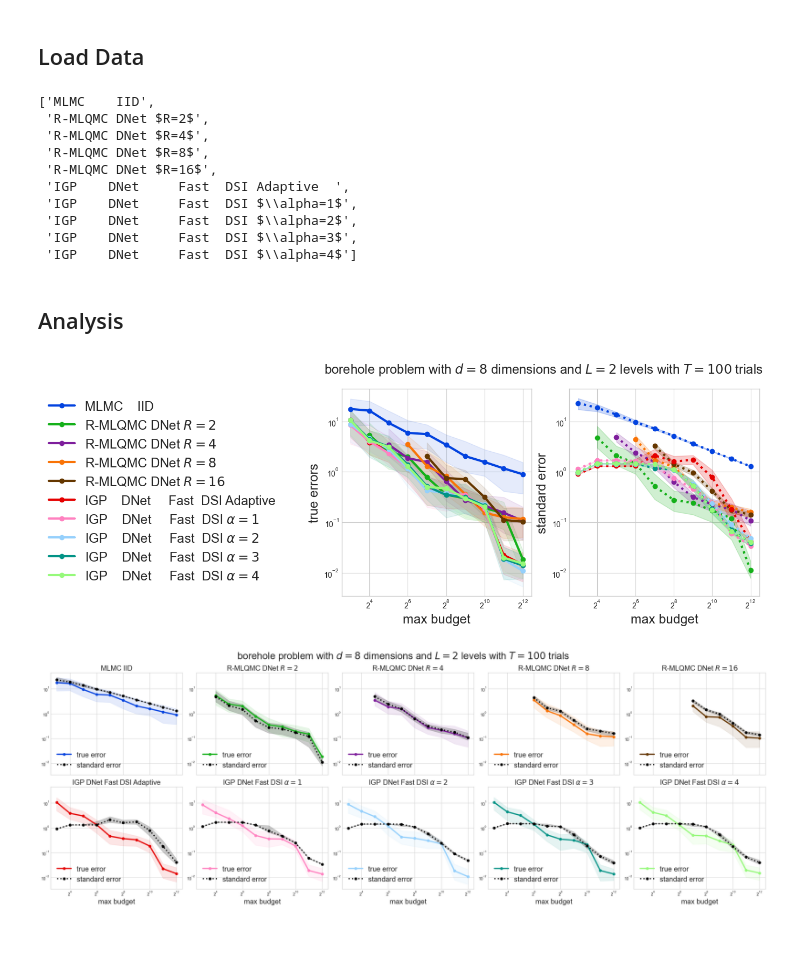
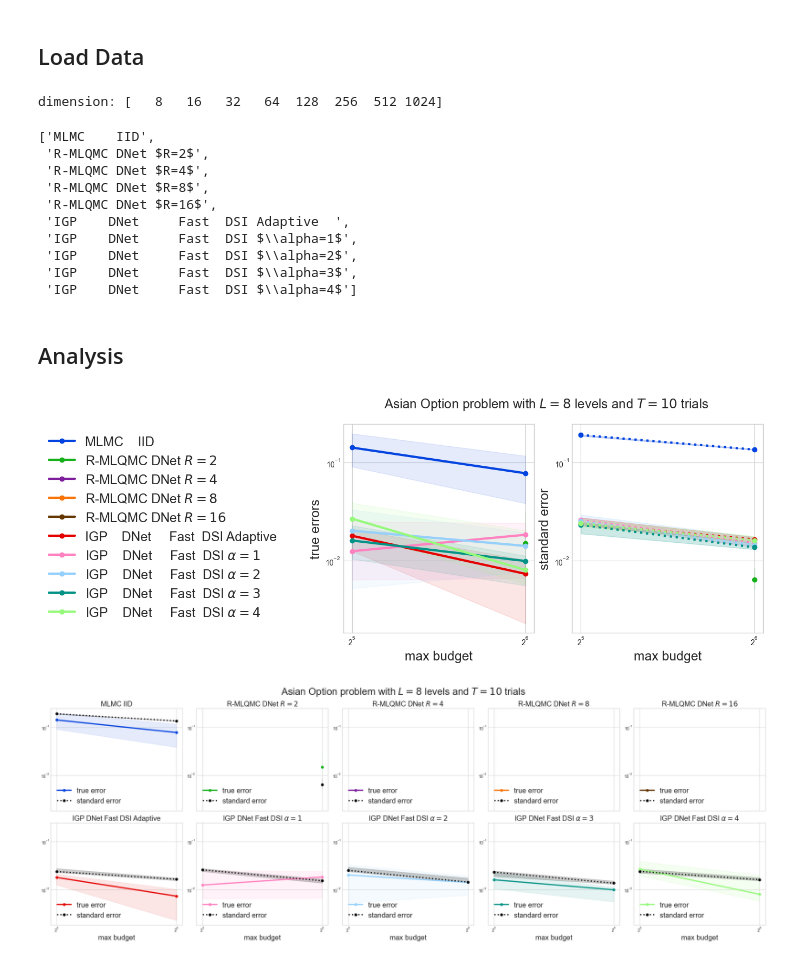
Before and after one commit to sandialabs/mlqmcpy, a Jupyter notebook: examples/budgeted_comparison/analysis.ipynb, the cells around one changed output. Saved outputs shown, nothing was run; the diff lists cells and outputs as text; code cells hidden in the pictures.

Commit message:
start financial option

```diff
--- a/examples/budgeted_comparison/analysis.ipynb
+++ b/examples/budgeted_comparison/analysis.ipynb
@@ -22,8 +22,9 @@ display(HTML("<style>pre { white-space: pre !important; }</style>"))
 # %% [markdown]
 ## Load Data
 # %%
+dataroot = "./budgeted_comparison_data/comp.Asian Option.NEW/"
 # dataroot = "./budgeted_comparison_data/comp.analytic.d2.levels4.BIG/"
-dataroot = "./budgeted_comparison_data/comp.borehole.d8.levels2.BIG/"
+# dataroot = "./budgeted_comparison_data/comp.borehole.d8.levels2.BIG/"
 # dataroot = "./budgeted_comparison_data/comp.elliptic.d8.levels4.BIG/"
 # dataroot = "./budgeted_comparison_data/comp.asian_option.d16.levels8.BIG/"
 costs = []
@@ -82,18 +83,20 @@ means = means[_keepers]
 std_errors = std_errors[_keepers]
 true_errors = true_errors[_keepers]
 samples_per_level = samples_per_level[_keepers]
+print("dimension: %s"%dimension)
 names
 # %% [output]
-['MLMC    IID',
- 'R-MLQMC DNet $R=2$',
- 'R-MLQMC DNet $R=4$',
- 'R-MLQMC DNet $R=8$',
- 'R-MLQMC DNet $R=16$',
- 'IGP    DNet     Fast  DSI Adaptive  ',
- 'IGP    DNet     Fast  DSI $\\alpha=1$',
- 'IGP    DNet     Fast  DSI $\\alpha=2$',
- 'IGP    DNet     Fast  DSI $\\alpha=3$',
- 'IGP    DNet     Fast  DSI $\\alpha=4$']
+dimension: [   8   16   32   64  128  256  512 1024]
+['MLMC    IID',
+ 'R-MLQMC DNet $R=2$',
+ 'R-MLQMC DNet $R=4$',
+ 'R-MLQMC DNet $R=8$',
+ 'R-MLQMC DNet $R=16$',
+ 'IGP    DNet     Fast  DSI Adaptive  ',
+ 'IGP    DNet     Fast  DSI $\\alpha=1$',
+ 'IGP    DNet     Fast  DSI $\\alpha=2$',
+ 'IGP    DNet     Fast  DSI $\\alpha=3$',
+ 'IGP    DNet     Fast  DSI $\\alpha=4$']
 # %% [markdown]
 ## Analysis
 # %%
@@ -112,37 +115,37 @@ ax[0].set_xscale("log",base=2)
 ax[0].set_ylabel("true errors",fontsize="xx-large")
 ax[1].set_ylabel("standard error",fontsize="xx-large")
 for j in range(2):
     ax[j].set_xlabel("max budget",fontsize="xx-large")
     ax[j].tick_params(labelleft=True)
-fig.suptitle(r"%s problem with $d = %d$ dimensions and $L = %d$ levels with $T=%d$ trials"%(problem_name,dimension,num_levels,trials),fontsize="xx-large");
+fig.suptitle(r"%s problem with $L = %d$ levels and $T=%d$ trials"%(problem_name,num_levels,trials),fontsize="xx-large");
 fig.savefig(dataroot+"convergence_by_error.pdf",transparent=True,bbox_inches="tight")
 ncols = 5
 nrows = int(np.ceil(len(names)/ncols))
 fig,ax = pyplot.subplots(nrows=nrows,ncols=ncols,figsize=(5*ncols,4.5*nrows),sharey=True,sharex=True)
 ax = np.atleast_1d(ax).reshape((nrows,ncols))
 for i,name in enumerate(names):
     ii0,ii1 = i//ncols,i%ncols
     for j,(error_metric,vals,linestyle,alpha,color) in enumerate(zip(["true error","standard error"],[true_errors[i],std_errors[i]],[None,'dotted'],[.1,.2],[COLORS[i],'k'])):
         q_low = np.nanquantile(vals,.25,axis=1)
         q_med = np.nanquantile(vals,.5,axis=1)
         q_high = np.nanquantile(vals,.75,axis=1)
         ax[ii0,ii1].plot(max_budgets,q_med,marker='o',linestyle=linestyle,label=error_metric,linewidth=LW,alpha=1,color=color)
         #ax[ii0,ii1].scatter(costs[i],vals,color=COLORS[i])
         ax[ii0,ii1].fill_between(max_budgets,q_low,q_high,alpha=alpha,color=color)
         ax[ii0,ii1].set_title(' '.join(name.split()),fontsize="xx-large")
         ax[ii0,ii1].legend(frameon=False,fontsize="xx-large",loc="lower left")
 ax[0,0].set_yscale("log",base=10)
 ax[0,0].set_xscale("log",base=2)
 for j in range(ncols):
     ax[-1,j].set_xlabel("max budget",fontsize="xx-large")
     for i in range(nrows):
         ax[i,j].tick_params(labelleft=True)
-fig.suptitle(r"%s problem with $d = %d$ dimensions and $L = %d$ levels with $T=%d$ trials"%(problem_name.replace('_',' ').replace('asian','Asian'),dimension,num_levels,trials),fontsize=24);
+fig.suptitle(r"%s problem with $L = %d$ levels and $T=%d$ trials"%(problem_name.replace('_',' ').replace('asian','Asian'),num_levels,trials),fontsize=24);
 fig.tight_layout()
 fig.savefig(dataroot+"convergence_by_method.pdf",transparent=True,bbox_inches="tight")
 # %% [output]
-[figure, old version]
+[figure, new version]
-[figure, old version]
+[figure, new version]
 # %%
 nrows = len(max_budgets)
 ncols = len(names)
```
Also changed, not shown: parts of 4 cells of this notebook, 4 other files.
